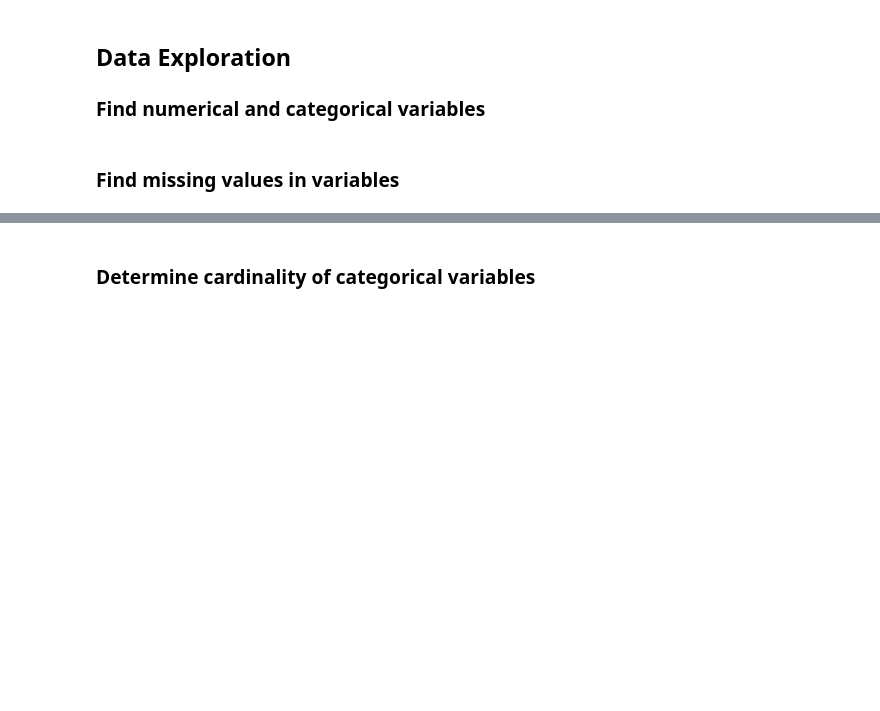
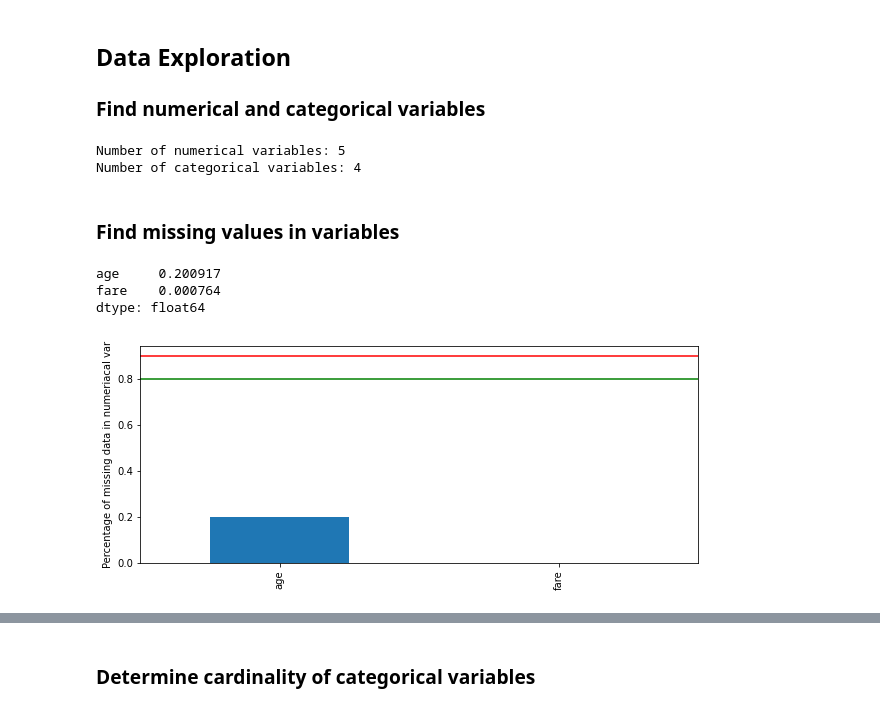
Before and after one commit to trainindata/deploying-machine-learning-models, a Jupyter notebook: section-04-research-and-development/titanic-assignment/01-predicting-survival-titanic-assignement.ipynb, the cells around one changed output, grey strips where cells are left out. Cells and saved outputs as stored; diff of their text form; code cells hidden in the pictures; blank space fills up the shorter version.

```diff
--- a/section-04-research-and-development/titanic-assignment/01-predicting-survival-titanic-assignement.ipynb
+++ b/section-04-research-and-development/titanic-assignment/01-predicting-survival-titanic-assignement.ipynb
@@ -114,11 +114,14 @@ data.to_csv('titanic.csv', index=False)
 # %%
 target = 'survived'
 # %%
-vars_num = # fill your code here
+vars_num =  [var for var in data.columns if data[var].dtype != 'O' and var != target]
 
-vars_cat = # fill your code here
+vars_cat = [var for var in data.columns if data[var].dtype == 'O']
 
 print('Number of numerical variables: {}'.format(len(vars_num)))
 print('Number of categorical variables: {}'.format(len(vars_cat)))
+# %% [output]
+Number of numerical variables: 5
+Number of categorical variables: 4
 # %% [markdown]
 ### Find missing values in variables
@@ -128,0 +128,17 @@ print('Number of categorical variables: {}'.format(len(vars_cat)))
+# %%
+# first in numerical variables
+vars_with_na = [var for var in vars_num if data[var].isnull().sum() > 0]
+data[vars_with_na].isnull().mean().sort_values(ascending=False)
+# %% [output]
+age     0.200917
+fare    0.000764
+dtype: float64
+# %%
+data[vars_with_na].isnull().mean().sort_values(
+    ascending=False).plot.bar(figsize=(10, 4))
+plt.ylabel('Percentage of missing data in numerical var')
+plt.axhline(y=0.90, color='r', linestyle='-')
+plt.axhline(y=0.80, color='g', linestyle='-')
+plt.show()
+# %% [output]
+[figure, added]
```
Also changed, not shown: parts of 22 cells of this notebook, 1 other file.
